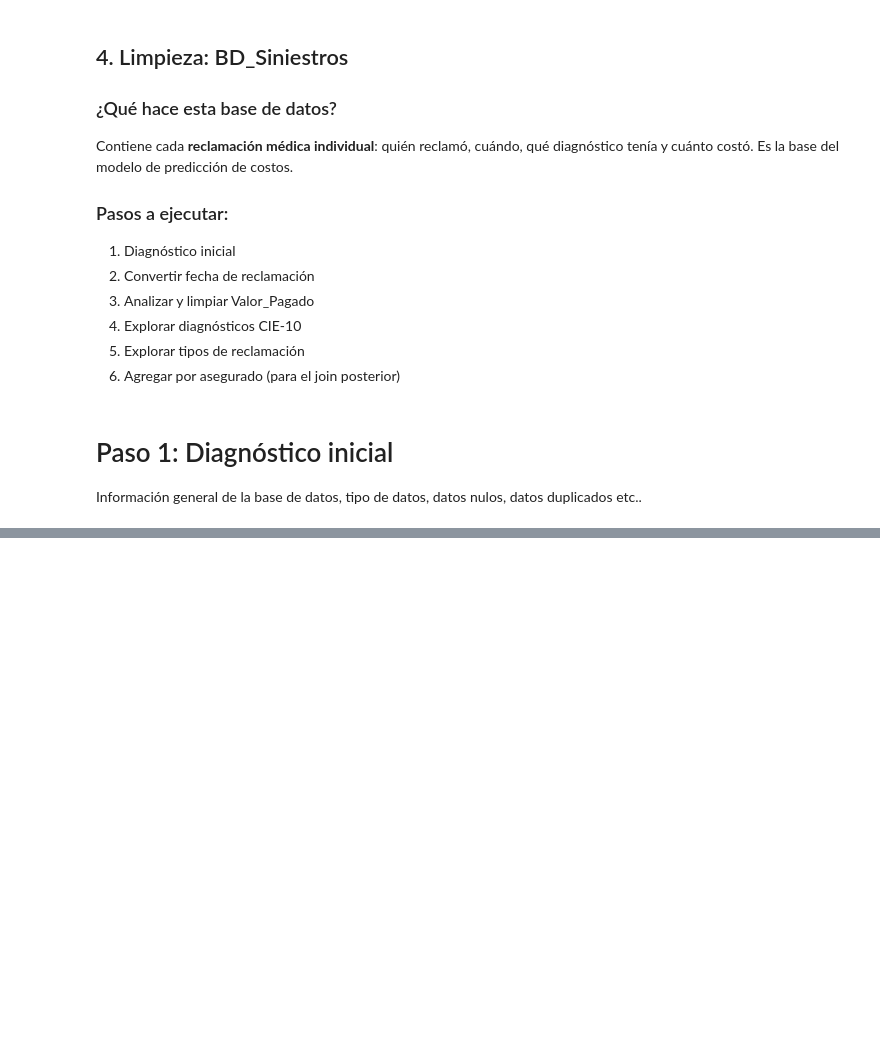
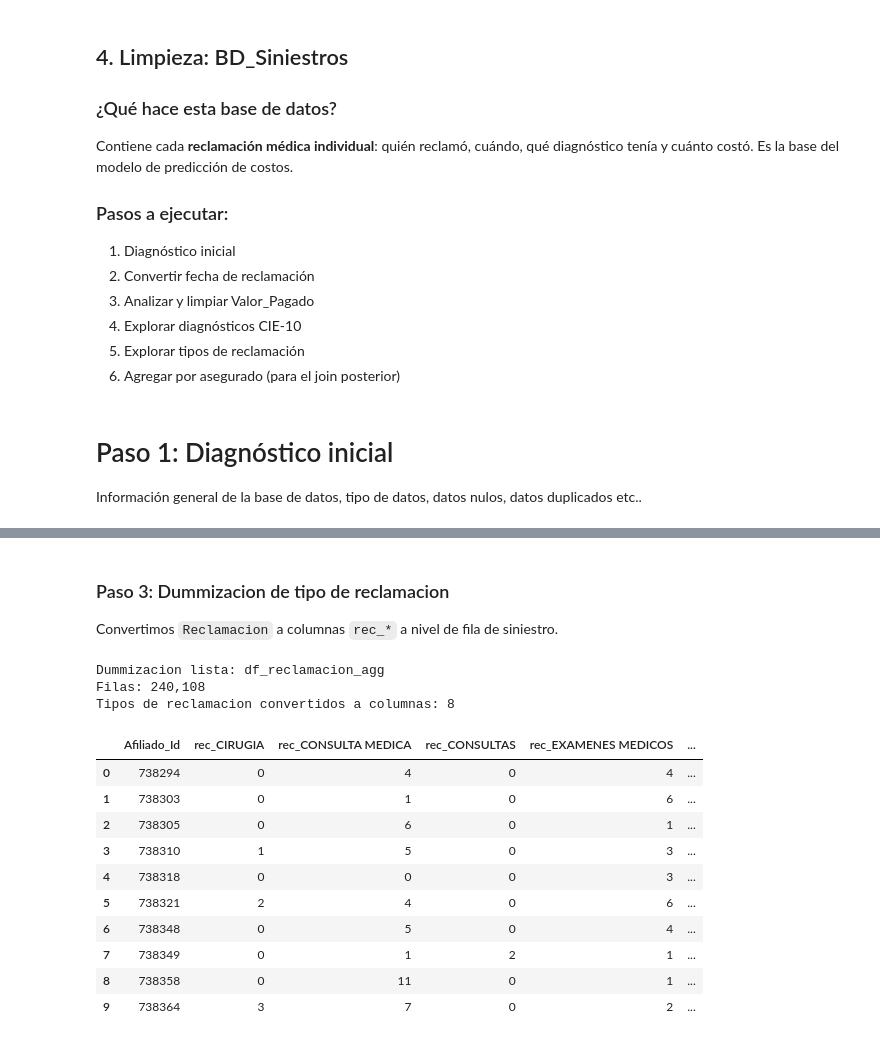
Before and after one commit to yacuervo18/Proyecto_Analitica_II, a Jupyter notebook: src/UdeA_Insurance_Avance1.ipynb, the cells around one changed output, grey strips where cells are left out. Saved outputs shown, nothing was run; the diff lists cells and outputs as text; code cells hidden in the pictures; blank space fills up the shorter version.

```diff
--- a/src/UdeA_Insurance_Avance1.ipynb
+++ b/src/UdeA_Insurance_Avance1.ipynb
@@ -536,0 +567,9 @@ Valor_Pagado            0    0.0
+# %%
+df_siniestros['Fecha_Reclamacion'] = pd.to_datetime(
+    df_siniestros['Fecha_Reclamacion'], dayfirst=True, errors='coerce'
+)
+
+print('Rango de fechas de reclamaciones:')
+print(f'  Mínima: {df_siniestros["Fecha_Reclamacion"].min()}')
+print(f'  Máxima: {df_siniestros["Fecha_Reclamacion"].max()}')
+print(f'  NaT (no parseadas): {df_siniestros["Fecha_Reclamacion"].isna().sum():,}')
@@ -536,0 +658,33 @@ Valor_Pagado            0    0.0
+# %% [markdown]
+### Paso 3: Dummizacion de tipo de reclamacion
+Convertimos `Reclamacion` a columnas `rec_*` a nivel de fila de siniestro.
+# %%
+# Dummies por tipo de reclamacion (a nivel de fila de siniestro)
+dummies_reclamacion = pd.get_dummies(df_siniestros['Reclamacion'], prefix='rec', dtype=int)
+
+# Agregar dummies por afiliado (conteos)
+df_reclamacion_agg = (
+    pd.concat([df_siniestros[['Afiliado_Id']], dummies_reclamacion], axis=1)
+    .groupby('Afiliado_Id', as_index=False)
+    .sum()
+)
+
+print('Dummizacion lista: df_reclamacion_agg')
+print(f'Filas: {len(df_reclamacion_agg):,}')
+print(f'Tipos de reclamacion convertidos a columnas: {len([c for c in df_reclamacion_agg.columns if c.startswith("rec_")])}')
+display(df_reclamacion_agg.head(10))
+# %% [output]
+Dummizacion lista: df_reclamacion_agg
+Filas: 240,108
+Tipos de reclamacion convertidos a columnas: 8
+|  | Afiliado_Id | rec_CIRUGIA | rec_CONSULTA MEDICA | rec_CONSULTAS | rec_EXAMENES MEDICOS | ... |
+| 0 | 738294 | 0 | 4 | 0 | 4 | ... |
+| 1 | 738303 | 0 | 1 | 0 | 6 | ... |
+| 2 | 738305 | 0 | 6 | 0 | 1 | ... |
+| 3 | 738310 | 1 | 5 | 0 | 3 | ... |
+| 4 | 738318 | 0 | 0 | 0 | 3 | ... |
+| 5 | 738321 | 2 | 4 | 0 | 6 | ... |
+| 6 | 738348 | 0 | 5 | 0 | 4 | ... |
+| 7 | 738349 | 0 | 1 | 2 | 1 | ... |
+| 8 | 738358 | 0 | 11 | 0 | 1 | ... |
+| 9 | 738364 | 3 | 7 | 0 | 2 | ... |
```
Also changed, not shown: parts of 14 cells of this notebook.
